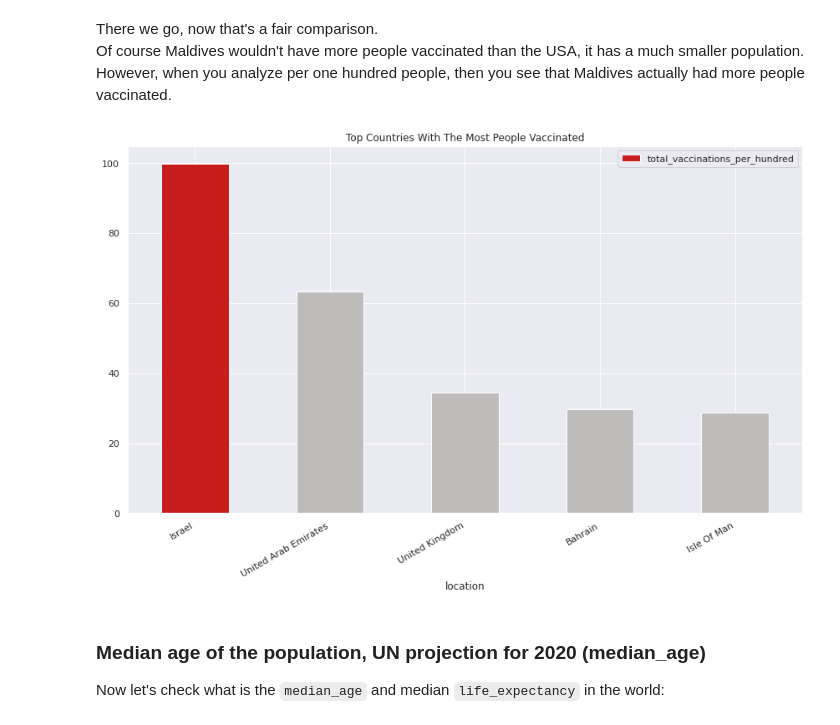
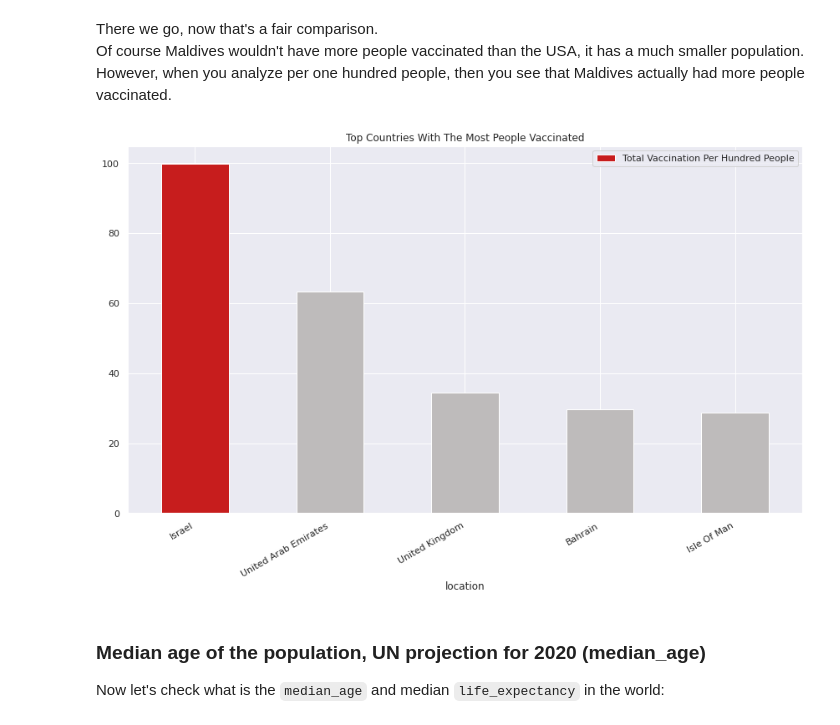
Before and after one commit to vinny380/Covid-19-data-analysis, a Jupyter notebook: Covid_19_Data_Analysis.ipynb, the cells around one changed output. Drawn from its saved outputs; the diff is of its cells as text; code cells hidden in the pictures.

```diff
--- a/Covid_19_Data_Analysis.ipynb
+++ b/Covid_19_Data_Analysis.ipynb
@@ -434,18 +432,19 @@ Of course Maldives wouldn't have more people vaccinated than the USA, it has a m
 # %%
 # Filtered data
 data = df.loc['2021-03-06'].sort_values(by='total_vaccinations_per_hundred', ascending=False)[1:6]
 
 # Creating a Fig and an Axis
 fig, ax = plt.subplots(figsize=(12,8))
 
 # Plotting
-data.plot(x='location', y='total_vaccinations_per_hundred', kind='bar', ax=ax, color=['#C71D1D', '#BEBBBB', '#BEBBBB', '#BEBBBB', '#BEBBBB'])
+data.plot(x='location', y='total_vaccinations_per_hundred', kind='bar', ax=ax,
+          color=['#C71D1D', '#BEBBBB', '#BEBBBB', '#BEBBBB', '#BEBBBB'], label='Total Vaccination Per Hundred People')
 ax.set(title='Top Countries With The Most People Vaccinated')
 fig.autofmt_xdate()
 plt.tight_layout()
 plt.show()
 # %% [output]
-[figure, old version]
+[figure, new version]
 # %% [markdown]
 ### **Median age of the population, UN projection for 2020 (median_age)**
 Now let's check what is the ``median_age`` and median ``life_expectancy`` in the world:
```
Also changed, not shown: parts of 5 cells of this notebook.
